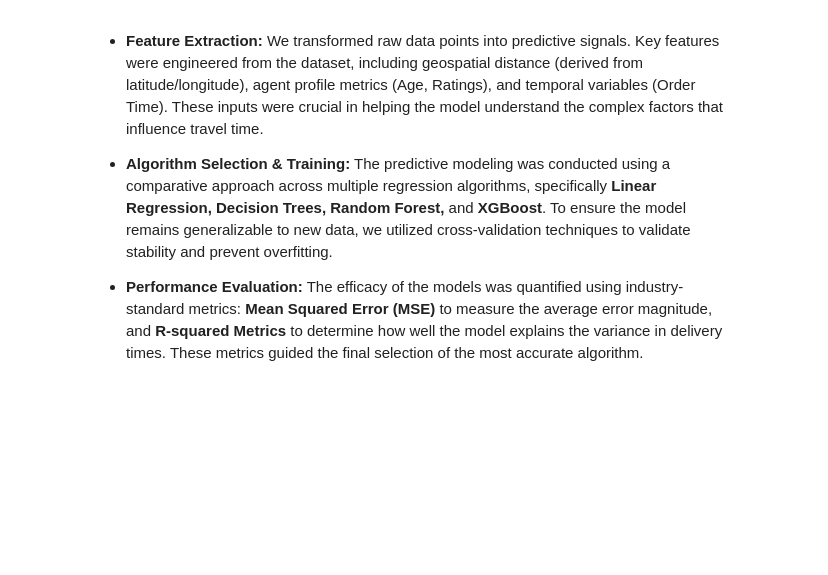
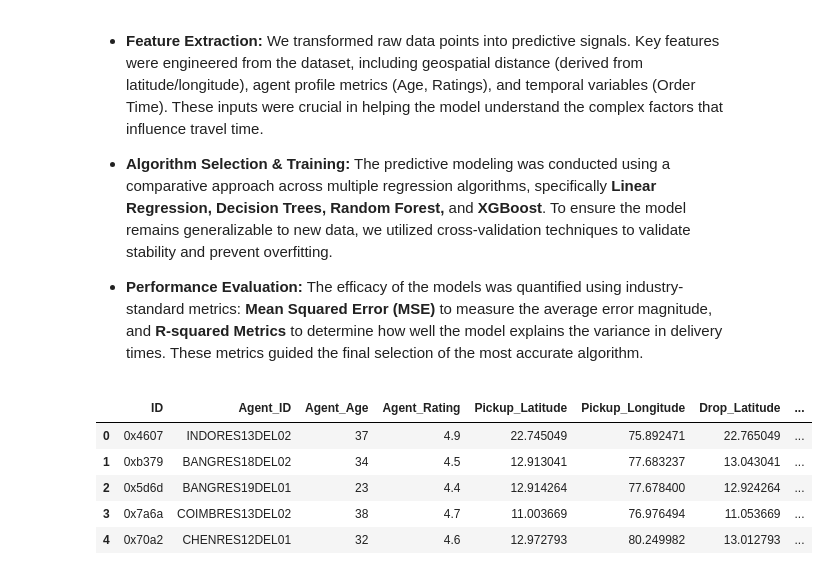
Before and after one commit to tasish/Urban-Logistics-Latency-Predictor, a Jupyter notebook: Urban_Logistics_Latency_Predictor.ipynb, the cells around one changed output. Drawn from its saved outputs; the diff is of its cells as text; code cells hidden in the pictures; blank space fills up the shorter version.

```diff
--- a/Urban_Logistics_Latency_Predictor.ipynb
+++ b/Urban_Logistics_Latency_Predictor.ipynb
@@ -44,3 +44,26 @@ import warnings
 # Configuration
 warnings.filterwarnings('ignore')
 sns.set_theme(style="whitegrid")  # Sets a professional visual theme for all plots
+# %%
+df_train = pd.read_csv(r"Food_Delivery_Dataset.csv")
+
+# Rename columns to match logistics terminology
+df_train.rename(columns={
+    'Restaurant_latitude': 'Pickup_Latitude',
+    'Restaurant_longitude': 'Pickup_Longitude',
+    'Delivery_location_latitude': 'Drop_Latitude',
+    'Delivery_location_longitude': 'Drop_Longitude',
+    'Delivery_person_ID': 'Agent_ID',
+    'Delivery_person_Age': 'Agent_Age',
+    'Delivery_person_Ratings': 'Agent_Rating',
+    'Type_of_order': 'Consignment_Type'
+}, inplace=True)
+
+df_train.head()
+# %% [output]
+|  | ID | Agent_ID | Agent_Age | Agent_Rating | Pickup_Latitude | Pickup_Longitude | Drop_Latitude | ... |
+| 0 | 0x4607 | INDORES13DEL02 | 37 | 4.9 | 22.745049 | 75.892471 | 22.765049 | ... |
+| 1 | 0xb379 | BANGRES18DEL02 | 34 | 4.5 | 12.913041 | 77.683237 | 13.043041 | ... |
+| 2 | 0x5d6d | BANGRES19DEL01 | 23 | 4.4 | 12.914264 | 77.678400 | 12.924264 | ... |
+| 3 | 0x7a6a | COIMBRES13DEL02 | 38 | 4.7 | 11.003669 | 76.976494 | 11.053669 | ... |
+| 4 | 0x70a2 | CHENRES12DEL01 | 32 | 4.6 | 12.972793 | 80.249982 | 13.012793 | ... |
```
Also changed, not shown: parts of 29 cells of this notebook.
